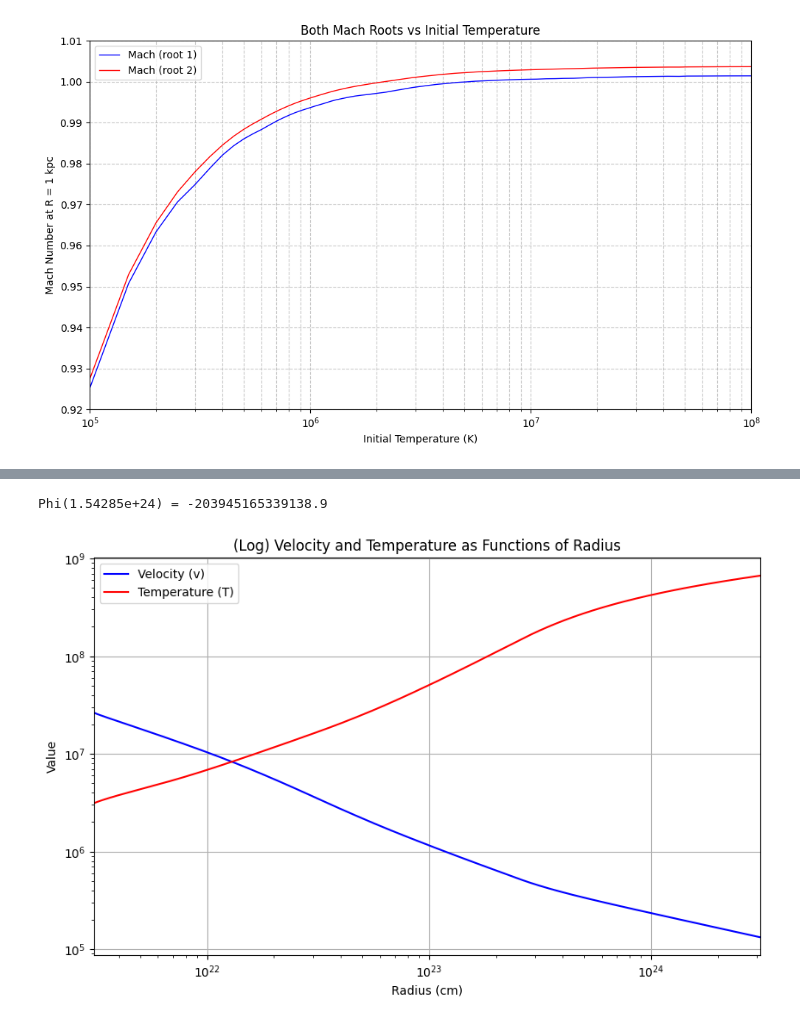
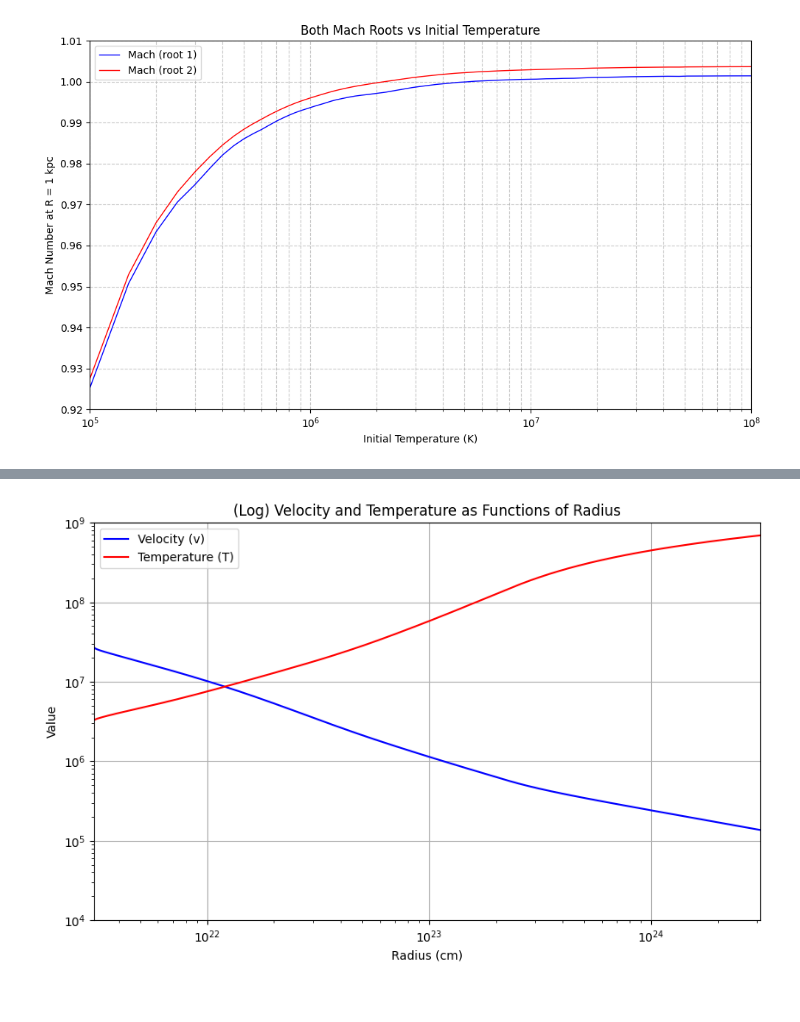
Before and after one commit to Jacob-Evans-007/Summer-2025-Hydrodynamics, a Jupyter notebook: Lab_notebook_1.ipynb, the cells around one changed output, grey strips where cells are left out. Saved outputs shown, nothing was run; the diff lists cells and outputs as text; code cells hidden in the pictures.

```diff
--- a/Lab_notebook_1.ipynb
+++ b/Lab_notebook_1.ipynb
@@ -175,11 +158,6 @@ phi_interp = interp1d(r_grid, phi_values, kind='cubic', fill_value="extrapolate"
 def phi(r):
     """Interpolated gravitational potential at any r."""
     return phi_interp(r)
-# %%
-r_test = 500 * ktc
-print(f"Phi({r_test}) = {phi(r_test)}")
-# %% [output]
-Phi(1.54285e+24) = -203945165339138.9
 # %%
 vccsa = []
 tftcga = []
@@ -227,38 +208,38 @@ def TheBigOne(r, C, Mdot):
 
     return [dvdr, dTdr]
 # %%
-TVAL = 3.1e6
+TVAL = 3.25e6
 def TtoSet(T):
     Tnaught, vnaught, Rnaught, rhonaught, cs_naught, machnaught, _ = quadsolver(T)
     C0 = [vnaught, Tnaught]
     Mdot = 4 * np.pi * (Rnaught**2) * rhonaught * vnaught
 
     r_start = Rnaught
     r_end = 1000*ktc
     r_eval = np.logspace(np.log10(r_start), np.log10(r_end), 10000)
     r_eval = r_eval[(r_eval >= r_start) & (r_eval <= r_end)]
 
     TheBigOne_with_Mdot = partial(TheBigOne, Mdot=Mdot)
 
     sol = solve_ivp(TheBigOne_with_Mdot, [r_start, r_end], C0, t_eval=r_eval,
-                    method='DOP853', atol=1e-4, rtol=1e-4, dense_output=True)
+                    method='DOP853', atol=1e-6, rtol=1e-6, dense_output=True)
     return sol.t, sol.y[0], sol.y[1]
 sol_t, v_sol, T_sol = TtoSet(TVAL)
 # Plotting the results
 plt.figure(figsize=(10, 6))
 plt.plot(sol_t, v_sol, label='Velocity (v)', color='blue')
 plt.plot(sol_t, T_sol, label='Temperature (T)', color='red')
 plt.xlabel('Radius (cm)')
 plt.ylabel('Value')
 plt.xscale('log')
 plt.yscale('log')
 plt.title('(Log) Velocity and Temperature as Functions of Radius')
 plt.legend()
 plt.grid(True)
 plt.xlim(3.08e21, 3.09e24)
-#plt.ylim(1e5, 1e9)
+plt.ylim(1e4, 1e9)
 plt.savefig('velocity_and_temperature_log_plot.png', transparent=True)
 plt.show()
 # %% [output]
-[figure, old version]
+[figure, new version]
 # %%
```
Also changed, not shown: parts of 14 cells of this notebook, 5 other files.
